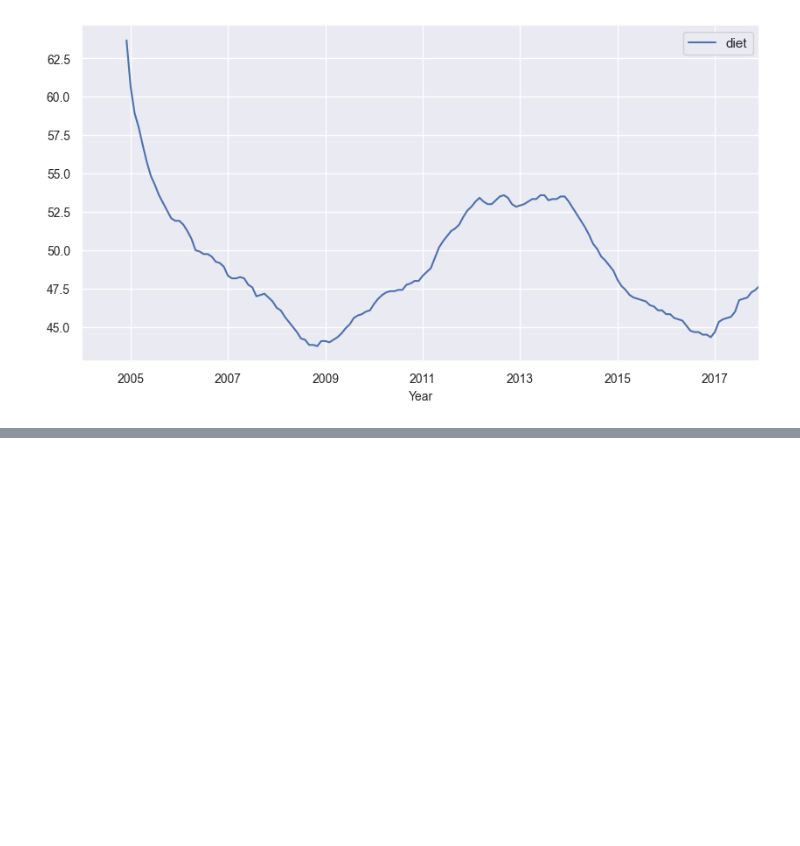
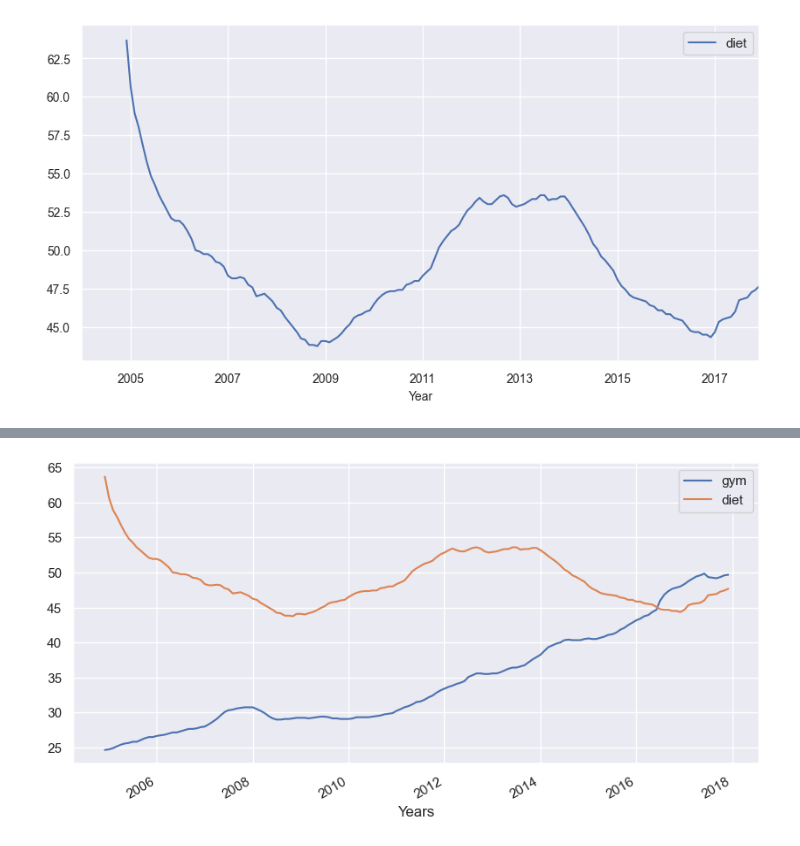
Before and after one commit to danwald/courses, a Jupyter notebook: dwrangler/timeseries.ipynb, the cells around one changed output, grey strips where cells are left out. Saved outputs shown, nothing was run; the diff lists cells and outputs as text; code cells hidden in the pictures; blank space fills up the shorter version.

```diff
--- a/dwrangler/timeseries.ipynb
+++ b/dwrangler/timeseries.ipynb
@@ -72,0 +79,6 @@ plt.xlabel('Year', fontsize=10);
+# %%
+df_rgd = pd.concat((gym.rolling(12).mean(), diet.rolling(12).mean()))
+df_rgd.plot(figsize=(10,5))
+plt.xlabel('Years');
+# %% [output]
+[figure, added]
```
Also changed, not shown: parts of 14 cells of this notebook.
